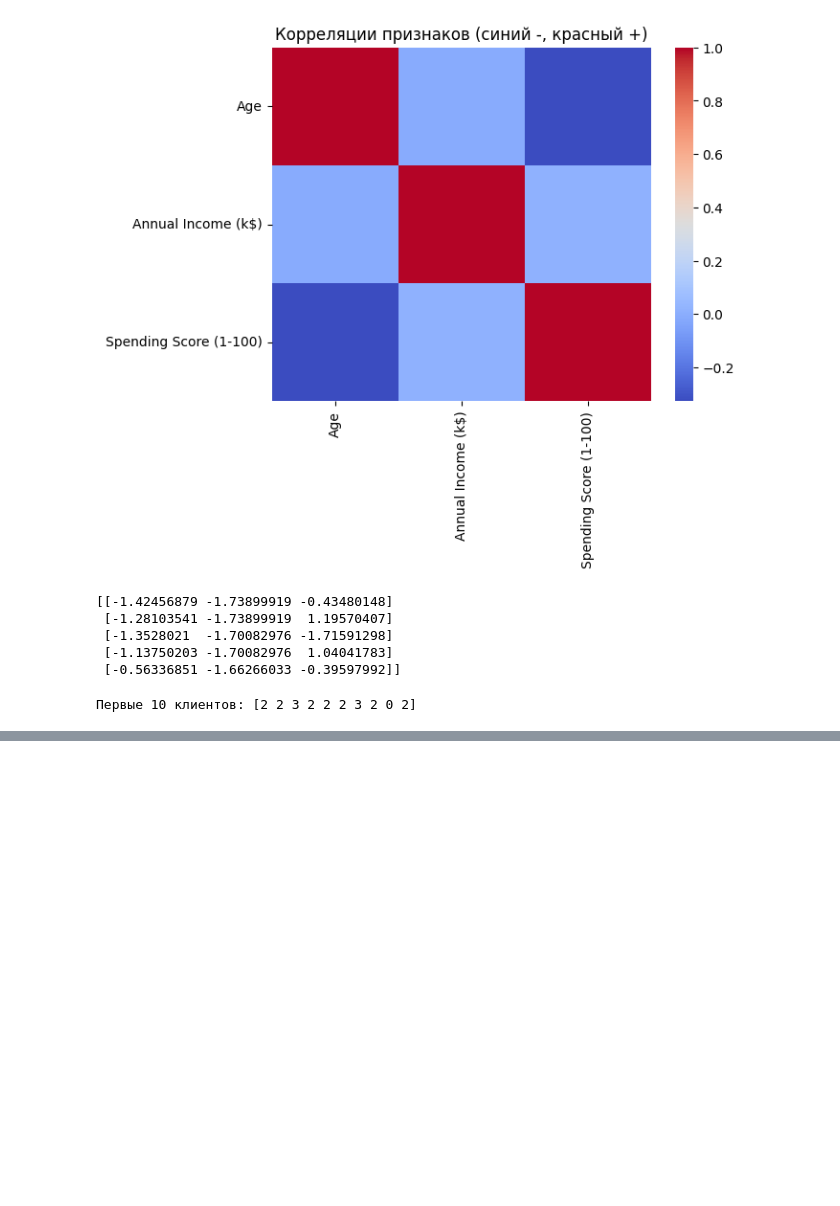
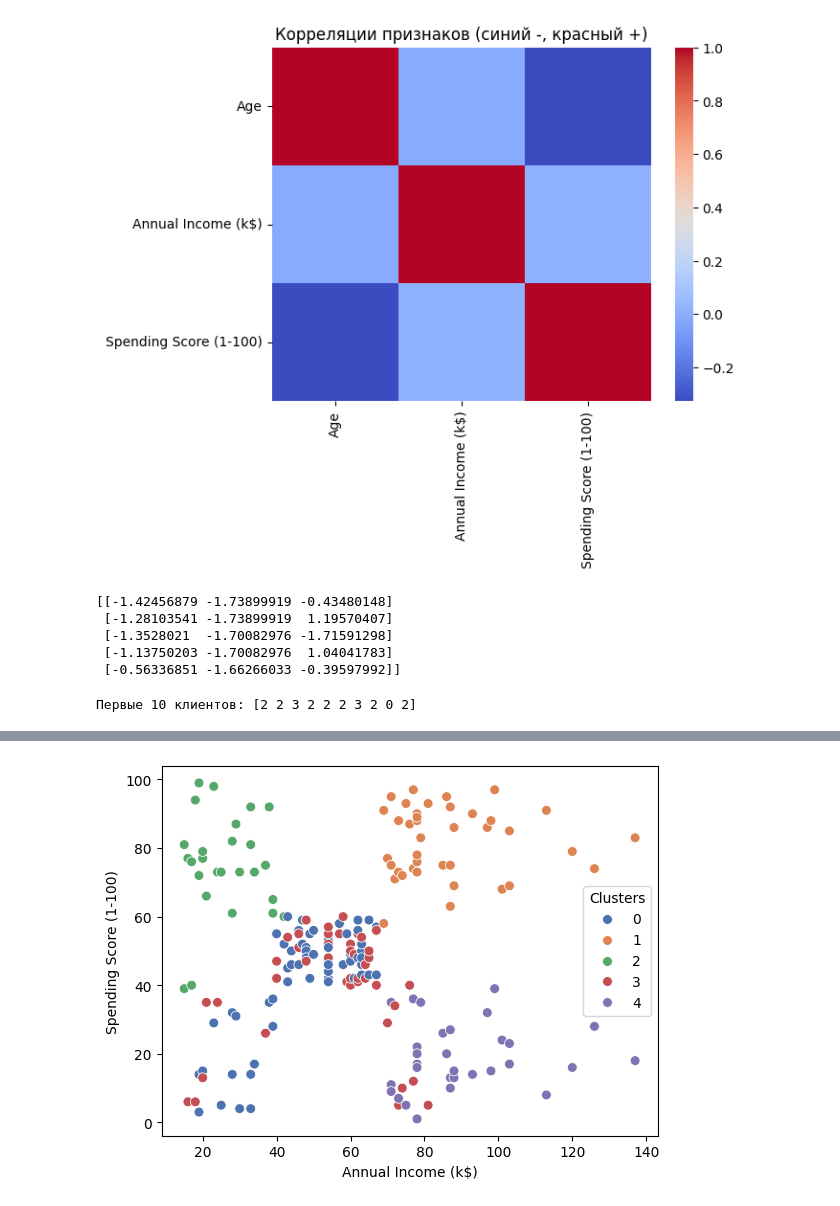
Before and after one commit to tdeyneko300/customer-clustering-dashboard, a Jupyter notebook: EDA.ipynb, the cells around one changed output, grey strips where cells are left out. Saved outputs shown, nothing was run; the diff lists cells and outputs as text; code cells hidden in the pictures; blank space fills up the shorter version.

```diff
--- a/EDA.ipynb
+++ b/EDA.ipynb
@@ -68,0 +82,6 @@ df['Clusters'] = clusters
+# %%
+sns.scatterplot(data = df, x='Annual Income (k$)', y='Spending Score (1-100)', hue = 'Clusters', palette = 'deep', s = 50)
+plt.title = 'Кластеры клиентов'
+plt.show()
+# %% [output]
+[figure, added]
```
Also changed, not shown: parts of 5 cells of this notebook.
